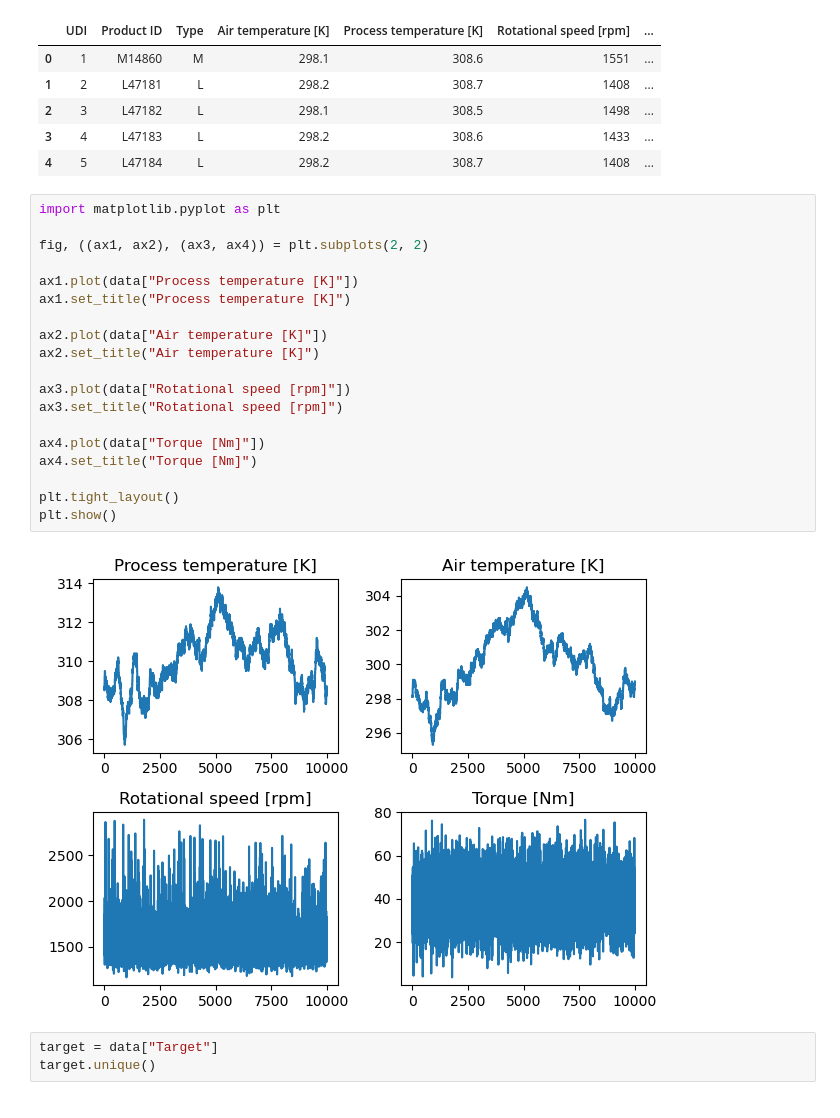
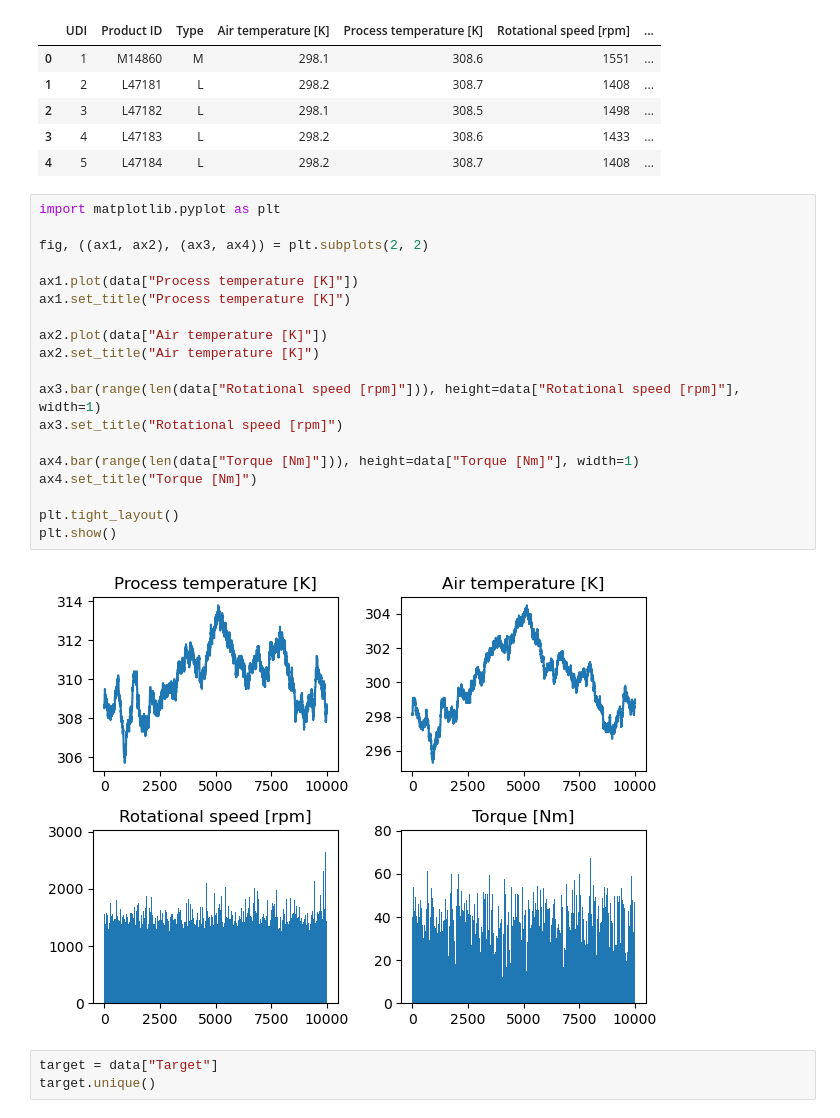
Before and after one commit to Julian-Rolf/GIP, a Jupyter notebook: Predictive Maintenance/predictive_maintenance.ipynb, the cells around one changed output. Drawn from its saved outputs; the diff is of its cells as text.

Commit message:
changed plot to bar

```diff
--- a/Predictive Maintenance/predictive_maintenance.ipynb
+++ b/Predictive Maintenance/predictive_maintenance.ipynb
@@ -14,24 +14,24 @@ data.head()
 # %%
 import matplotlib.pyplot as plt
 
 fig, ((ax1, ax2), (ax3, ax4)) = plt.subplots(2, 2)
 
 ax1.plot(data["Process temperature [K]"])
 ax1.set_title("Process temperature [K]")
 
 ax2.plot(data["Air temperature [K]"])
 ax2.set_title("Air temperature [K]")
 
-ax3.plot(data["Rotational speed [rpm]"])
+ax3.bar(range(len(data["Rotational speed [rpm]"])), height=data["Rotational speed [rpm]"], width=1)
 ax3.set_title("Rotational speed [rpm]")
 
-ax4.plot(data["Torque [Nm]"])
+ax4.bar(range(len(data["Torque [Nm]"])), height=data["Torque [Nm]"], width=1)
 ax4.set_title("Torque [Nm]")
 
 plt.tight_layout()
 plt.show()
 # %% [output]
-[figure, old version]
+[figure, new version]
 # %%
 target = data["Target"]
 target.unique()
```
